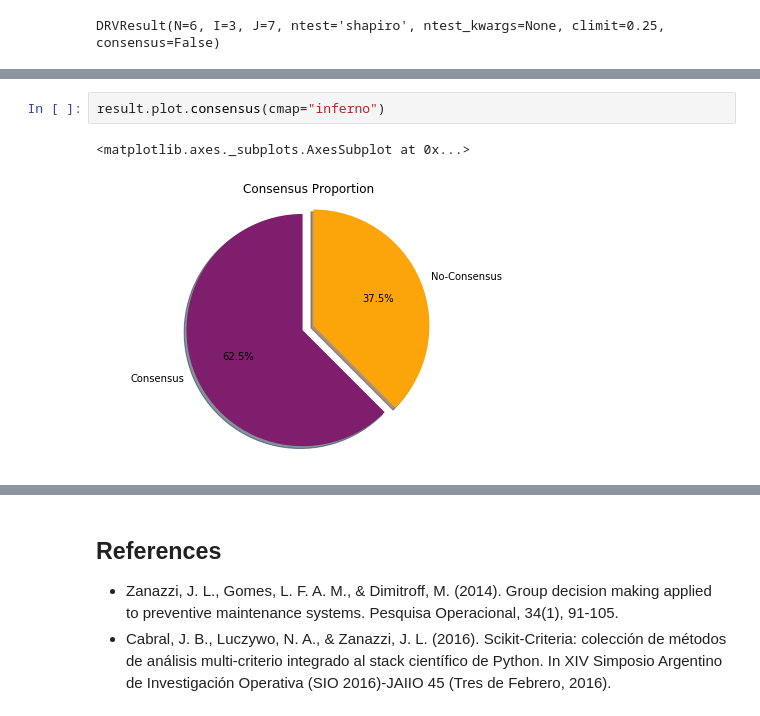
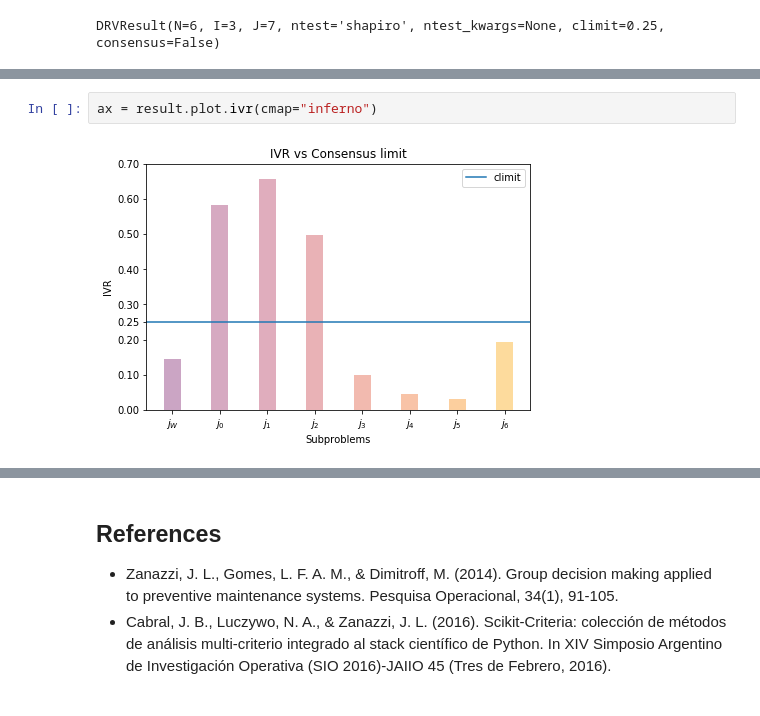
Before and after one commit to leliel12/drv, a Jupyter notebook: notebooks/tutorial.ipynb, the cells around one changed output, grey strips where cells are left out. Saved outputs shown, nothing was run; the diff lists cells and outputs as text.

```diff
--- a/notebooks/tutorial.ipynb
+++ b/notebooks/tutorial.ipynb
@@ -105,5 +109,4 @@ DRVResult(N=6, I=3, J=7, ntest='shapiro', ntest_kwargs=None, climit=0.25, consen
 # %%
-result.plot.consensus(cmap="inferno")
+ax = result.plot.ivr(cmap="inferno")
 # %% [output]
-<matplotlib.axes._subplots.AxesSubplot at 0x...>
-[figure, old version]
+[figure, new version]
```
Also changed, not shown: parts of 8 cells of this notebook, 5 other files.
